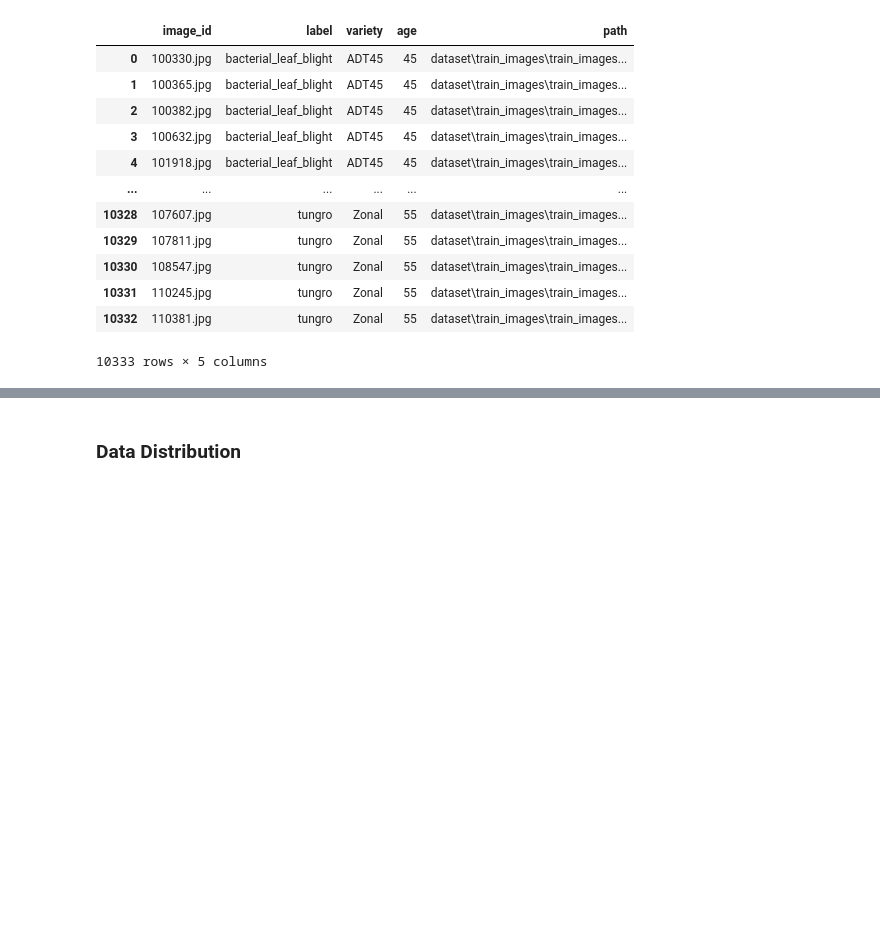
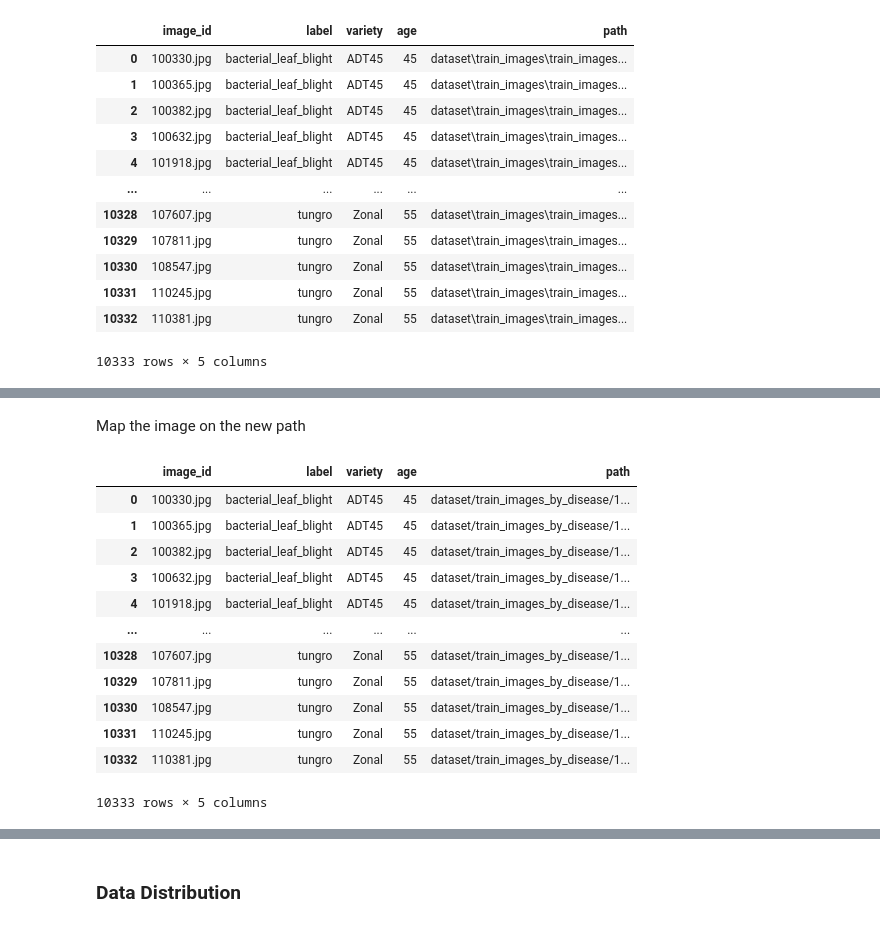
Before and after one commit to Cecil-B-Liv/WheatClassification, a Jupyter notebook: model/Task1_WheatDisease.ipynb, the cells around one changed output, grey strips where cells are left out. Cells and saved outputs as stored; diff of their text form; code cells hidden in the pictures; blank space fills up the shorter version.

```diff
--- a/model/Task1_WheatDisease.ipynb
+++ b/model/Task1_WheatDisease.ipynb
@@ -325,0 +384,21 @@ train_df
+# %% [markdown]
+Map the image on the new path
+# %%
+train_df = train_df.drop('path', axis=1)
+train_df['path'] = 'dataset/train_images_by_disease/' + train_df["image_id"]
+# %%
+train_df
+# %% [output]
+|  | image_id | label | variety | age | path |
+| 0 | 100330.jpg | bacterial_leaf_blight | ADT45 | 45 | dataset/train_images_by_disease/1... |
+| 1 | 100365.jpg | bacterial_leaf_blight | ADT45 | 45 | dataset/train_images_by_disease/1... |
+| 2 | 100382.jpg | bacterial_leaf_blight | ADT45 | 45 | dataset/train_images_by_disease/1... |
+| 3 | 100632.jpg | bacterial_leaf_blight | ADT45 | 45 | dataset/train_images_by_disease/1... |
+| 4 | 101918.jpg | bacterial_leaf_blight | ADT45 | 45 | dataset/train_images_by_disease/1... |
+| ... | ... | ... | ... | ... | ... |
+| 10328 | 107607.jpg | tungro | Zonal | 55 | dataset/train_images_by_disease/1... |
+| 10329 | 107811.jpg | tungro | Zonal | 55 | dataset/train_images_by_disease/1... |
+| 10330 | 108547.jpg | tungro | Zonal | 55 | dataset/train_images_by_disease/1... |
+| 10331 | 110245.jpg | tungro | Zonal | 55 | dataset/train_images_by_disease/1... |
+| 10332 | 110381.jpg | tungro | Zonal | 55 | dataset/train_images_by_disease/1... |
+10333 rows × 5 columns
```
Also changed, not shown: parts of 23 cells of this notebook, 2 other files.
